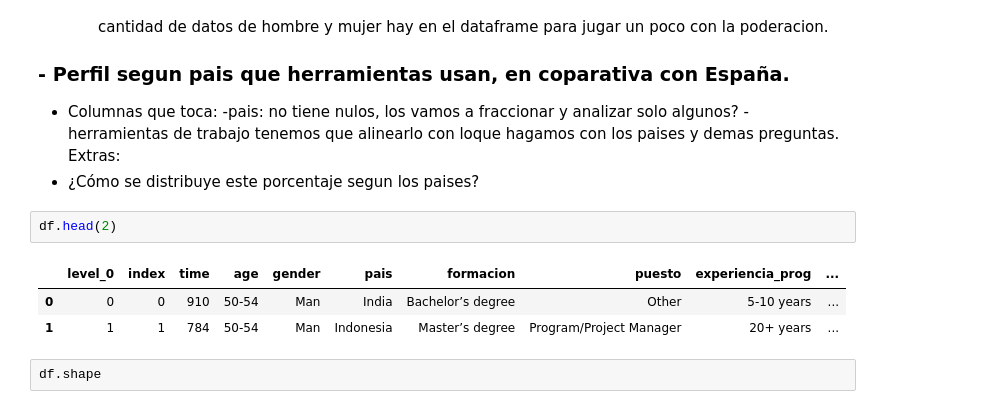
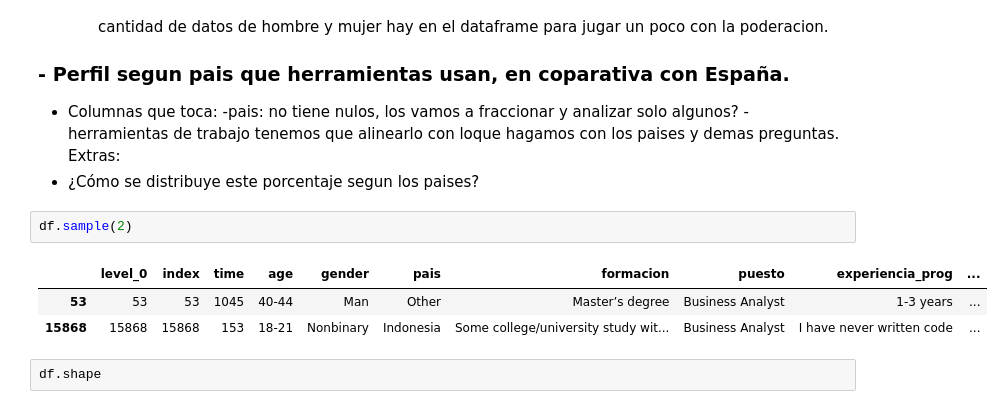
Before and after one commit to Adalab/project-DA-promo-c-modulo-2-team-5, a Jupyter notebook: sprint_review_3_clean.ipynb, the cells around one changed output. Cells and saved outputs as stored; diff of their text form.

```diff
--- a/sprint_review_3_clean.ipynb
+++ b/sprint_review_3_clean.ipynb
@@ -767,11 +767,11 @@ Me parece interesante poder mezclar esta pregunta con otras dos columnas mas com
 Extras:
 - ¿Cómo se distribuye este porcentaje segun los paises?
 # %%
-df.head(2)
+df.sample(2)
 # %% [output]
 |  | level_0 | index | time | age | gender | pais | formacion | puesto | experiencia_prog | ... |
-| 0 | 0 | 0 | 910 | 50-54 | Man | India | Bachelor’s degree | Other | 5-10 years | ... |
-| 1 | 1 | 1 | 784 | 50-54 | Man | Indonesia | Master’s degree | Program/Project Manager | 20+ years | ... |
+| 53 | 53 | 53 | 1045 | 40-44 | Man | Other | Master’s degree | Business Analyst | 1-3 years | ... |
+| 15868 | 15868 | 15868 | 153 | 18-21 | Nonbinary | Indonesia | Some college/university study wit... | Business Analyst | I have never written code | ... |
 # %%
 df.shape
 # %% [output]
```
Also changed, not shown: parts of 34 cells of this notebook.
